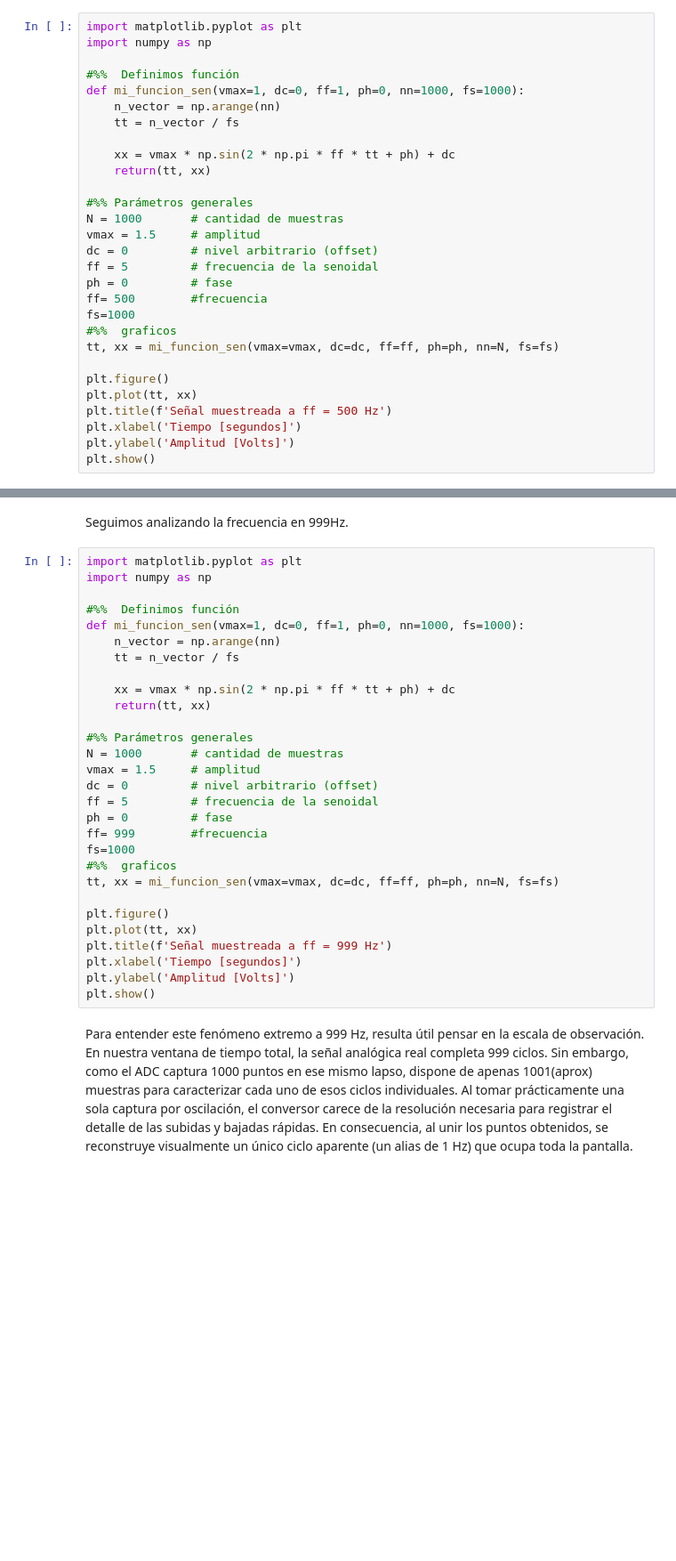
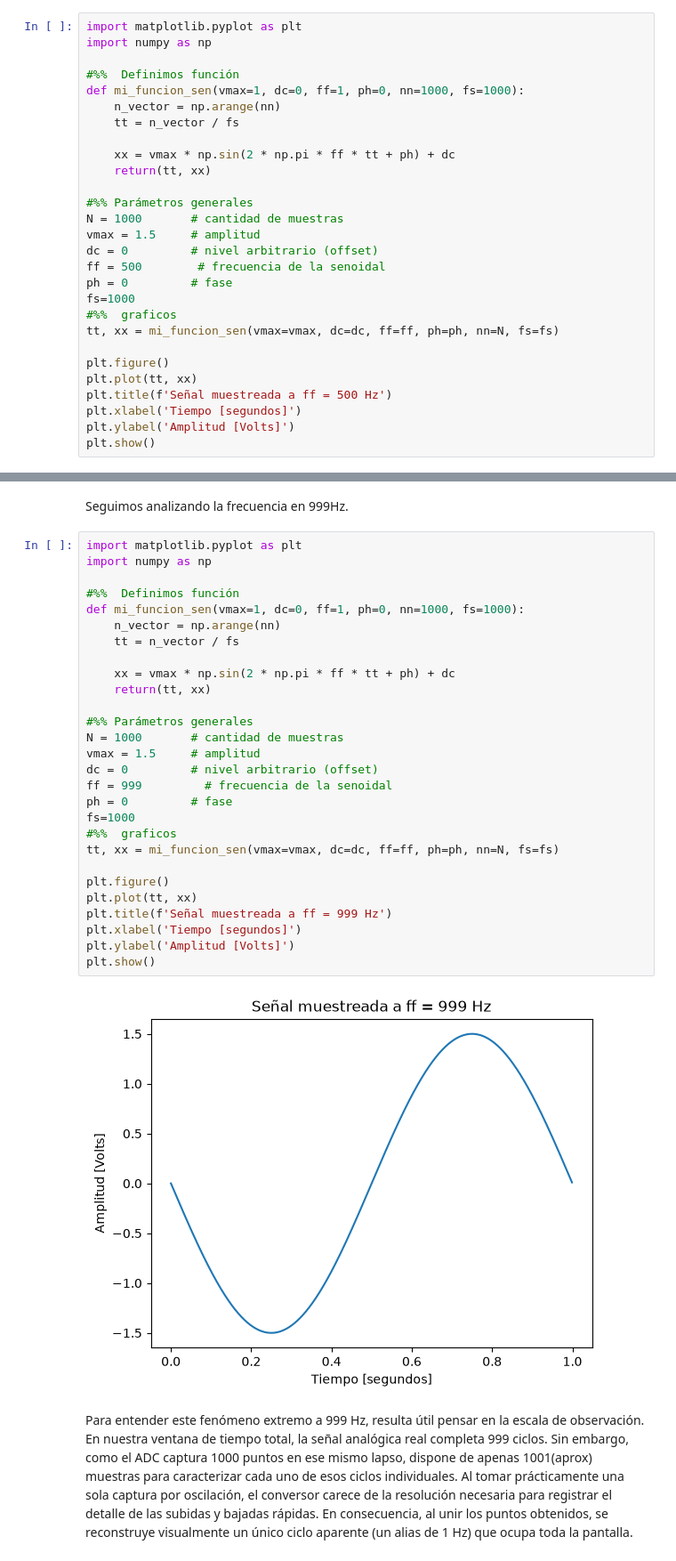
Before and after one commit to MYed18/APS, a Jupyter notebook: TS0_Martina_Yed.ipynb, the cells around one changed output, grey strips where cells are left out. Shown at 89% size. Cells and saved outputs as stored; diff of their text form; blank space fills up the shorter version.

```diff
--- a/TS0_Martina_Yed.ipynb
+++ b/TS0_Martina_Yed.ipynb
@@ -34,9 +34,8 @@ def mi_funcion_sen(vmax=1, dc=0, ff=1, ph=0, nn=1000, fs=1000):
 N = 1000       # cantidad de muestras
 vmax = 1.5     # amplitud
 dc = 0         # nivel arbitrario (offset)
-ff = 5         # frecuencia de la senoidal
+ff = 500        # frecuencia de la senoidal
 ph = 0         # fase
-ff= 500        #frecuencia
 fs=1000
 #%%  graficos
 tt, xx = mi_funcion_sen(vmax=vmax, dc=dc, ff=ff, ph=ph, nn=N, fs=fs)
@@ -58,32 +57,33 @@ Seguimos analizando la frecuencia en 999Hz.
 # %%
 import matplotlib.pyplot as plt
 import numpy as np
 
 #%%  Definimos función
 def mi_funcion_sen(vmax=1, dc=0, ff=1, ph=0, nn=1000, fs=1000):
     n_vector = np.arange(nn)
     tt = n_vector / fs
 
     xx = vmax * np.sin(2 * np.pi * ff * tt + ph) + dc
     return(tt, xx)
 
 #%% Parámetros generales
 N = 1000       # cantidad de muestras
 vmax = 1.5     # amplitud
 dc = 0         # nivel arbitrario (offset)
-ff = 5         # frecuencia de la senoidal
+ff = 999         # frecuencia de la senoidal
 ph = 0         # fase
-ff= 999        #frecuencia
 fs=1000
 #%%  graficos
 tt, xx = mi_funcion_sen(vmax=vmax, dc=dc, ff=ff, ph=ph, nn=N, fs=fs)
 
 plt.figure()
 plt.plot(tt, xx)
 plt.title(f'Señal muestreada a ff = 999 Hz')
 plt.xlabel('Tiempo [segundos]')
 plt.ylabel('Amplitud [Volts]')
 plt.show()
+# %% [output]
+[figure, added]
 # %% [markdown]
 Para entender este fenómeno extremo a 999 Hz, resulta útil pensar en la escala de observación. En nuestra ventana de tiempo total, la señal analógica real completa 999 ciclos. Sin embargo, como el ADC captura 1000 puntos en ese mismo lapso, dispone de apenas 1001(aprox) muestras para caracterizar cada uno de esos ciclos individuales. Al tomar prácticamente una sola captura por oscilación, el conversor carece de la resolución necesaria para registrar el detalle de las subidas y bajadas rápidas. En consecuencia, al unir los puntos obtenidos, se reconstruye visualmente un único ciclo aparente (un alias de 1 Hz) que ocupa toda la pantalla.
 # %% [markdown]
```
Also changed, not shown: parts of 2 cells of this notebook.
